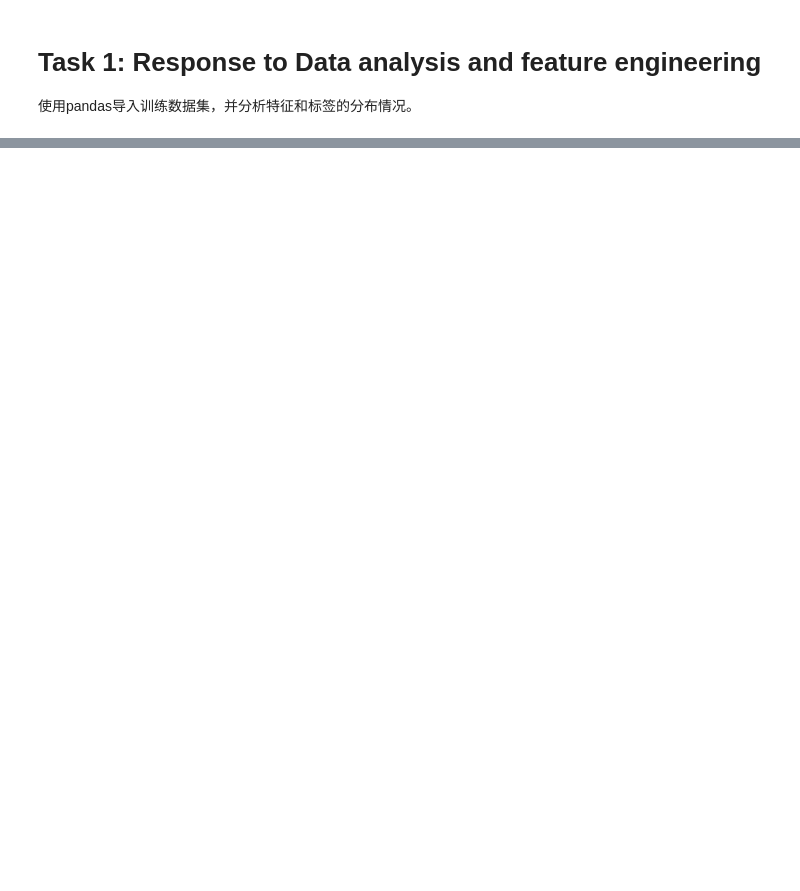
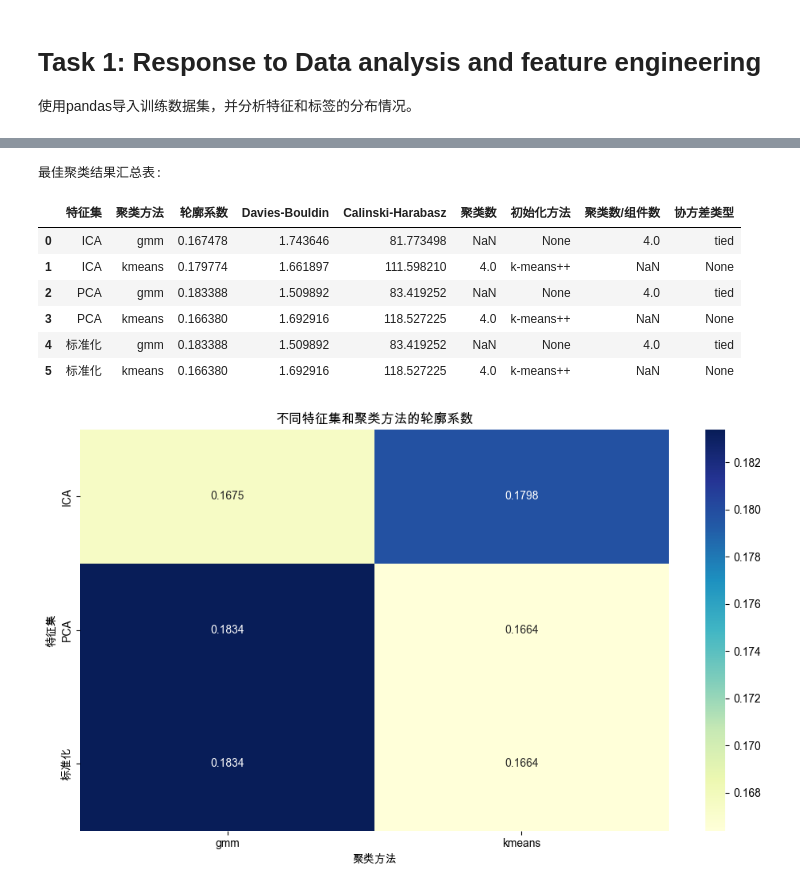
Before and after one commit to WedgeP/INT104CW1, a Jupyter notebook: courseWork2.ipynb, the cells around one changed output, grey strips where cells are left out. Cells and saved outputs as stored; diff of their text form; code cells hidden in the pictures; blank space fills up the shorter version.

```diff
--- a/courseWork2.ipynb
+++ b/courseWork2.ipynb
@@ -49,0 +444,14 @@ ModuleNotFoundError: No module named 'pandas'
+# %%
+# 第九个代码单元格 - 找出最佳结果
+# 5. 找出每种特征集和每种聚类方法的最佳结果
+best_results = {}
+
+for feature_name, methods in all_results.items():
+    best_results[feature_name] = {}
+
+    for method_name, results in methods.items():
+        if method_name in ['kmeans', 'gmm', 'hierarchical']:
+            # 按silhouette_score排序（越高越好）
+            sorted_results = sorted(results, key=lambda x: x['silhouette_score'], reverse=True)
+            if sorted_results:
+                best_results[feature_name][method_name] = sorted_results[0]
@@ -49,0 +527,28 @@ ModuleNotFoundError: No module named 'pandas'
+# %%
+# 第十二个代码单元格 - 汇总表格
+# 9. 生成最佳结果的汇总表格
+summary_df = pd.DataFrame(results_table)
+
+# 按特征集和聚类方法分组，找出每种组合的最佳结果
+best_by_feature = summary_df.sort_values('轮廓系数', ascending=False).groupby(['特征集', '聚类方法']).first().reset_index()
+
+print("最佳聚类结果汇总表:")
+display(best_by_feature)
+
+# 创建热力图显示不同特征集和聚类方法的轮廓系数
+pivot_table = best_by_feature.pivot(index='特征集', columns='聚类方法', values='轮廓系数')
+plt.figure(figsize=(10, 6))
+sns.heatmap(pivot_table, annot=True, cmap='YlGnBu', fmt='.4f')
+plt.title('不同特征集和聚类方法的轮廓系数')
+plt.tight_layout()
+plt.show()
+# %% [output]
+最佳聚类结果汇总表:
+|  | 特征集 | 聚类方法 | 轮廓系数 | Davies-Bouldin | Calinski-Harabasz | 聚类数 | 初始化方法 | 聚类数/组件数 | 协方差类型 |
+| 0 | ICA | gmm | 0.167478 | 1.743646 | 81.773498 | NaN | None | 4.0 | tied |
+| 1 | ICA | kmeans | 0.179774 | 1.661897 | 111.598210 | 4.0 | k-means++ | NaN | None |
+| 2 | PCA | gmm | 0.183388 | 1.509892 | 83.419252 | NaN | None | 4.0 | tied |
+| 3 | PCA | kmeans | 0.166380 | 1.692916 | 118.527225 | 4.0 | k-means++ | NaN | None |
+| 4 | 标准化 | gmm | 0.183388 | 1.509892 | 83.419252 | NaN | None | 4.0 | tied |
+| 5 | 标准化 | kmeans | 0.166380 | 1.692916 | 118.527225 | 4.0 | k-means++ | NaN | None |
+[figure, added]
```
Also changed, not shown: parts of 18 cells of this notebook, 1 other file.
